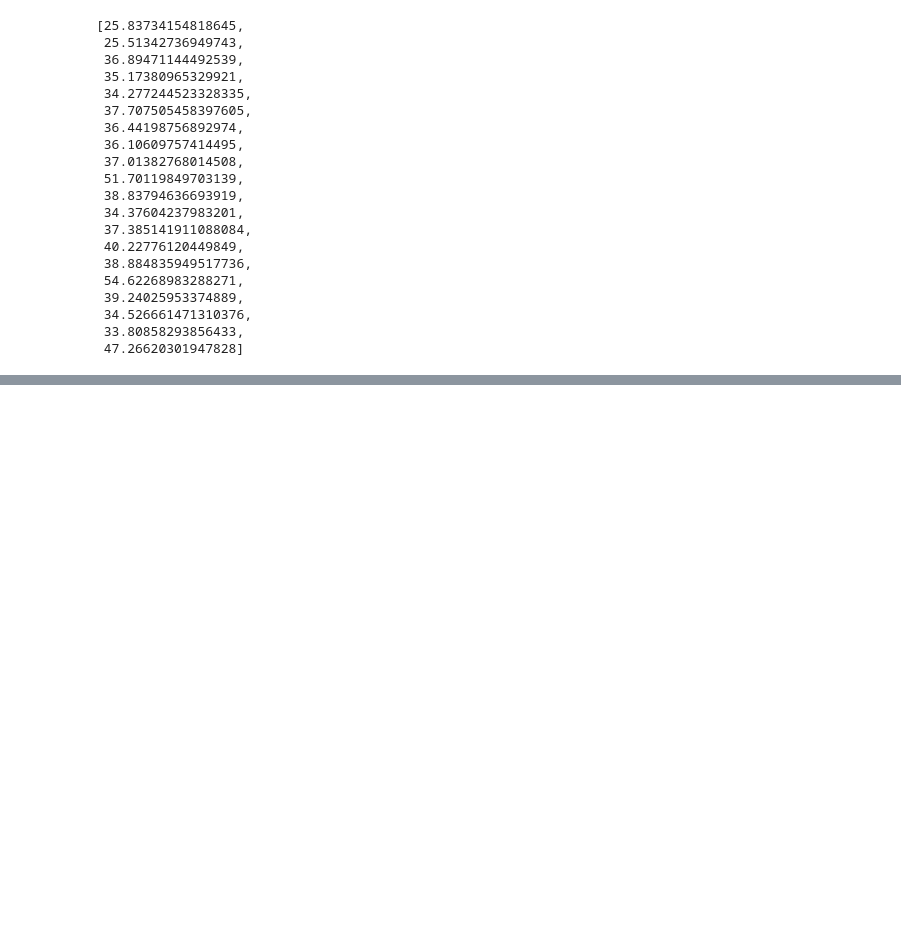
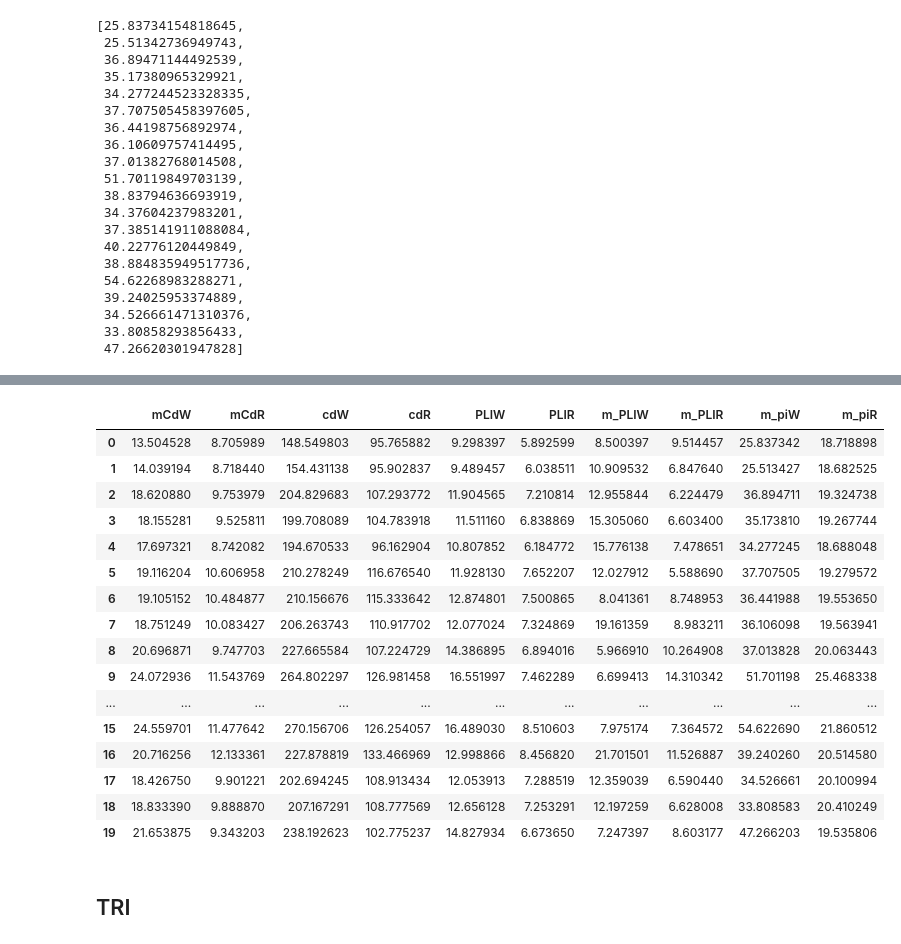
Before and after one commit to rakibhhridoy/OnGoingStudy, a Jupyter notebook: MPhil/Pollution Indices.ipynb, the cells around one changed output, grey strips where cells are left out. Cells and saved outputs as stored; diff of their text form; code cells hidden in the pictures; blank space fills up the shorter version.

```diff
--- a/MPhil/Pollution Indices.ipynb
+++ b/MPhil/Pollution Indices.ipynb
@@ -1270,0 +1271,20 @@ ind["m_piW"], table3["m_piR"] = piW, piR
+# %%
+indices1
+# %% [output]
+|  | mCdW | mCdR | cdW | cdR | PLIW | PLIR | m_PLIW | m_PLIR | m_piW | m_piR |
+| 0 | 13.504528 | 8.705989 | 148.549803 | 95.765882 | 9.298397 | 5.892599 | 8.500397 | 9.514457 | 25.837342 | 18.718898 |
+| 1 | 14.039194 | 8.718440 | 154.431138 | 95.902837 | 9.489457 | 6.038511 | 10.909532 | 6.847640 | 25.513427 | 18.682525 |
+| 2 | 18.620880 | 9.753979 | 204.829683 | 107.293772 | 11.904565 | 7.210814 | 12.955844 | 6.224479 | 36.894711 | 19.324738 |
+| 3 | 18.155281 | 9.525811 | 199.708089 | 104.783918 | 11.511160 | 6.838869 | 15.305060 | 6.603400 | 35.173810 | 19.267744 |
+| 4 | 17.697321 | 8.742082 | 194.670533 | 96.162904 | 10.807852 | 6.184772 | 15.776138 | 7.478651 | 34.277245 | 18.688048 |
+| 5 | 19.116204 | 10.606958 | 210.278249 | 116.676540 | 11.928130 | 7.652207 | 12.027912 | 5.588690 | 37.707505 | 19.279572 |
+| 6 | 19.105152 | 10.484877 | 210.156676 | 115.333642 | 12.874801 | 7.500865 | 8.041361 | 8.748953 | 36.441988 | 19.553650 |
+| 7 | 18.751249 | 10.083427 | 206.263743 | 110.917702 | 12.077024 | 7.324869 | 19.161359 | 8.983211 | 36.106098 | 19.563941 |
+| 8 | 20.696871 | 9.747703 | 227.665584 | 107.224729 | 14.386895 | 6.894016 | 5.966910 | 10.264908 | 37.013828 | 20.063443 |
+| 9 | 24.072936 | 11.543769 | 264.802297 | 126.981458 | 16.551997 | 7.462289 | 6.699413 | 14.310342 | 51.701198 | 25.468338 |
+| ... | ... | ... | ... | ... | ... | ... | ... | ... | ... | ... |
+| 15 | 24.559701 | 11.477642 | 270.156706 | 126.254057 | 16.489030 | 8.510603 | 7.975174 | 7.364572 | 54.622690 | 21.860512 |
+| 16 | 20.716256 | 12.133361 | 227.878819 | 133.466969 | 12.998866 | 8.456820 | 21.701501 | 11.526887 | 39.240260 | 20.514580 |
+| 17 | 18.426750 | 9.901221 | 202.694245 | 108.913434 | 12.053913 | 7.288519 | 12.359039 | 6.590440 | 34.526661 | 20.100994 |
+| 18 | 18.833390 | 9.888870 | 207.167291 | 108.777569 | 12.656128 | 7.253291 | 12.197259 | 6.628008 | 33.808583 | 20.410249 |
+| 19 | 21.653875 | 9.343203 | 238.192623 | 102.775237 | 14.827934 | 6.673650 | 7.247397 | 8.603177 | 47.266203 | 19.535806 |
@@ -1270,0 +1293,2 @@ ind["m_piW"], table3["m_piR"] = piW, piR
+# %% [markdown]
+## TRI
```
Also changed, not shown: parts of 6 cells of this notebook.
